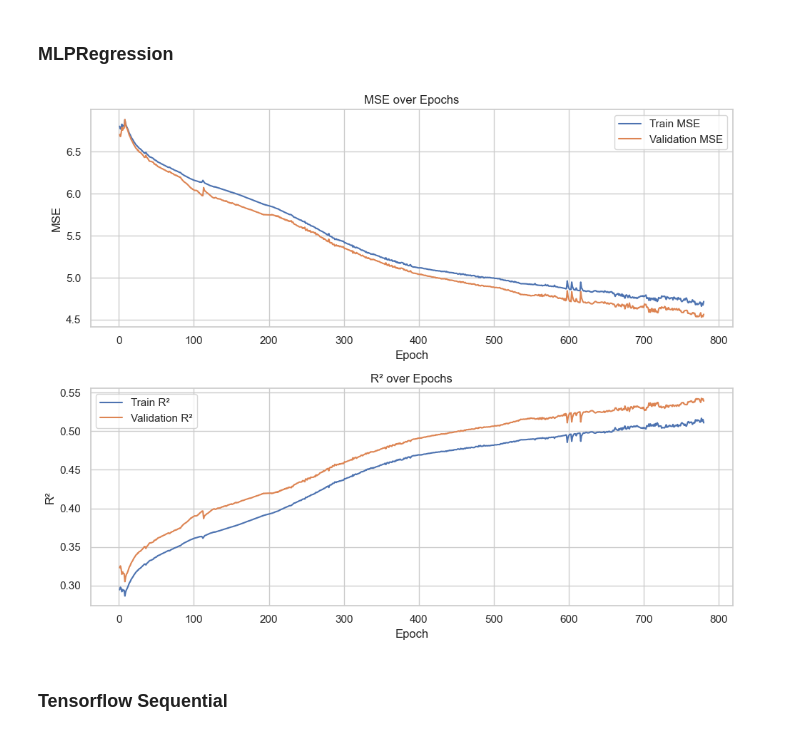
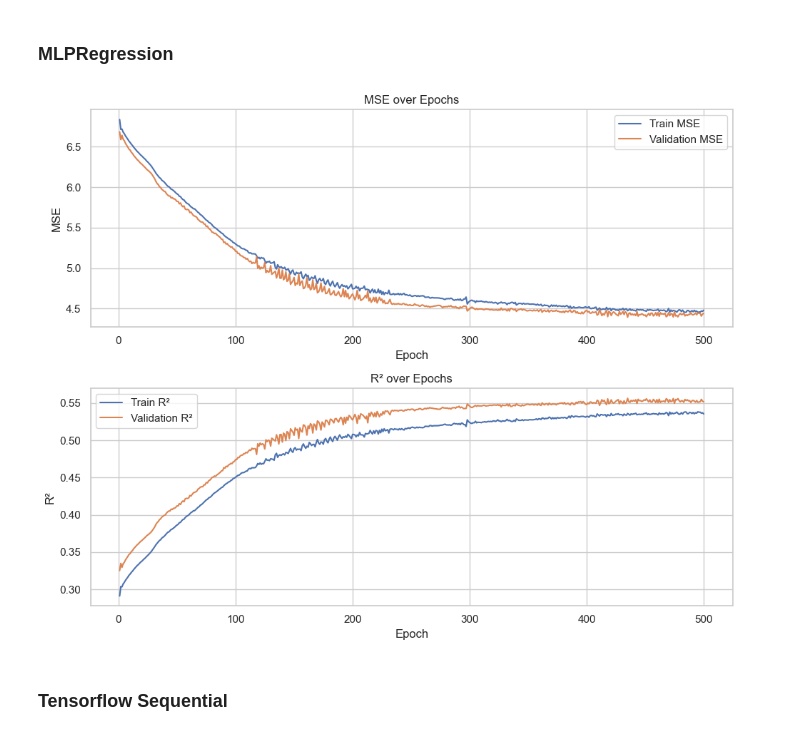
Before and after one commit to CloudSkytec/ML-CW1, a Jupyter notebook: Luqi Xin/Regression - Age Of Abalone - ANN Part.ipynb, the cells around one changed output. Saved outputs shown, nothing was run; the diff lists cells and outputs as text; code cells hidden in the pictures.

```diff
--- a/Luqi Xin/Regression - Age Of Abalone - ANN Part.ipynb
+++ b/Luqi Xin/Regression - Age Of Abalone - ANN Part.ipynb
@@ -513,7 +513,8 @@ warnings.filterwarnings("ignore", category=ConvergenceWarning)
 mlp_regressor = MLPRegressor(hidden_layer_sizes=(64, 32, 16, 8),  # Five layers with specified neuron counts
                              activation='relu',               # ReLU activation function
                              solver='adam',                   # Adam optimizer
-                             learning_rate_init=0.005,        # Initial learning rate
+                             learning_rate_init=0.0015,        # Initial learning rate
+                             batch_size=80,
                              max_iter=1,                      # Set to 1 for manual epoch control
                              warm_start=True,                 # Retain weights for manual training
                              random_state=1)
@@ -523,41 +524,41 @@ train_mse, val_mse = [], []
 train_r2, val_r2 = [], []
 
 # Manual training loop
-for epoch in range(780):
+for epoch in range(500):
     mlp_regressor.fit(fea_train, tar_train)
 
     # Calculate MSE and R² for both training and validation sets
     train_pred = mlp_regressor.predict(fea_train)
     val_pred = mlp_regressor.predict(fea_val)
     train_mse.append(mean_squared_error(tar_train, train_pred))
     val_mse.append(mean_squared_error(tar_val, val_pred))
     train_r2.append(r2_score(tar_train, train_pred))
     val_r2.append(r2_score(tar_val, val_pred))
 
 # Plot MSE and R² curves
 sns.set(style="whitegrid")
 fig, axs = plt.subplots(2, 1, figsize=(10, 8))
 
 # Plot MSE curves
-axs[0].plot(range(1, 781), train_mse, label='Train MSE')
-axs[0].plot(range(1, 781), val_mse, label='Validation MSE')
+axs[0].plot(range(1, 501), train_mse, label='Train MSE')
+axs[0].plot(range(1, 501), val_mse, label='Validation MSE')
 axs[0].set_xlabel('Epoch')
 axs[0].set_ylabel('MSE')
 axs[0].legend()
 axs[0].set_title('MSE over Epochs')
 
 # Plot R² curves
-axs[1].plot(range(1, 781), train_r2, label='Train R²')
-axs[1].plot(range(1, 781), val_r2, label='Validation R²')
+axs[1].plot(range(1, 501), train_r2, label='Train R²')
+axs[1].plot(range(1, 501), val_r2, label='Validation R²')
 axs[1].set_xlabel('Epoch')
 axs[1].set_ylabel('R²')
 axs[1].legend()
 axs[1].set_title('R² over Epochs')
 
 plt.tight_layout()
 plt.show()
 # %% [output]
-[figure, old version]
+[figure, new version]
 # %% [markdown]
 ### Tensorflow Sequential
 # %%
```
Also changed, not shown: 1 other file.
